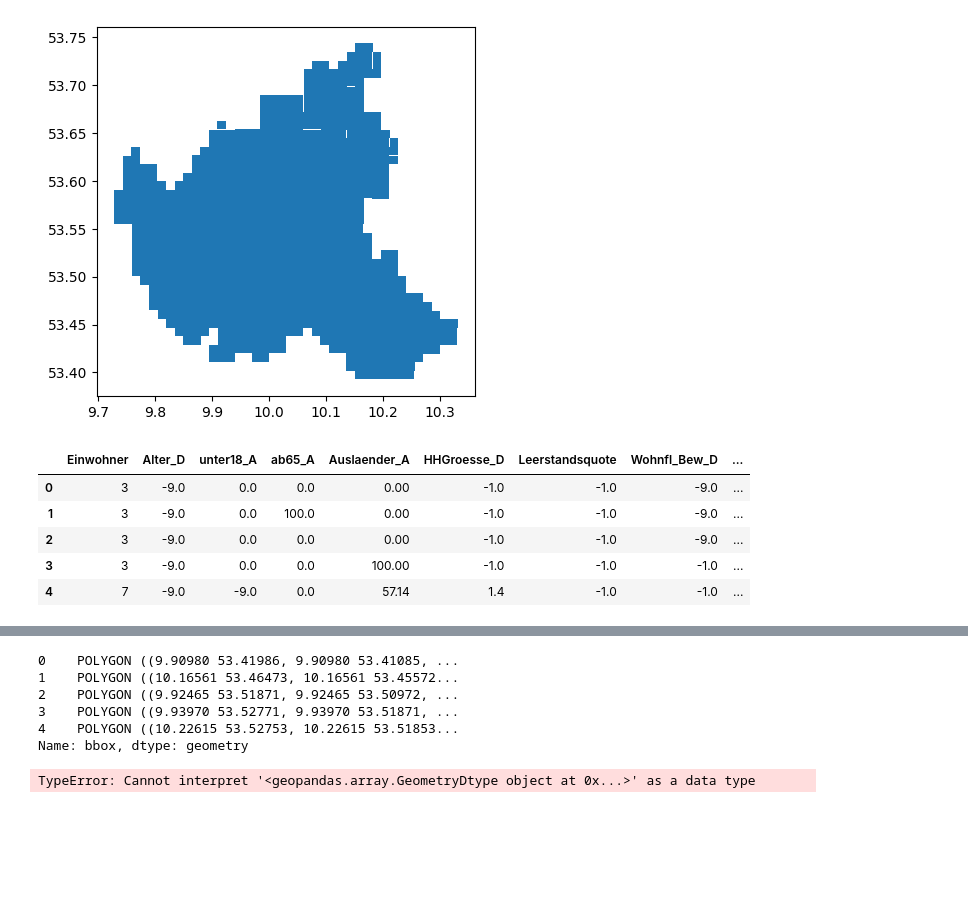
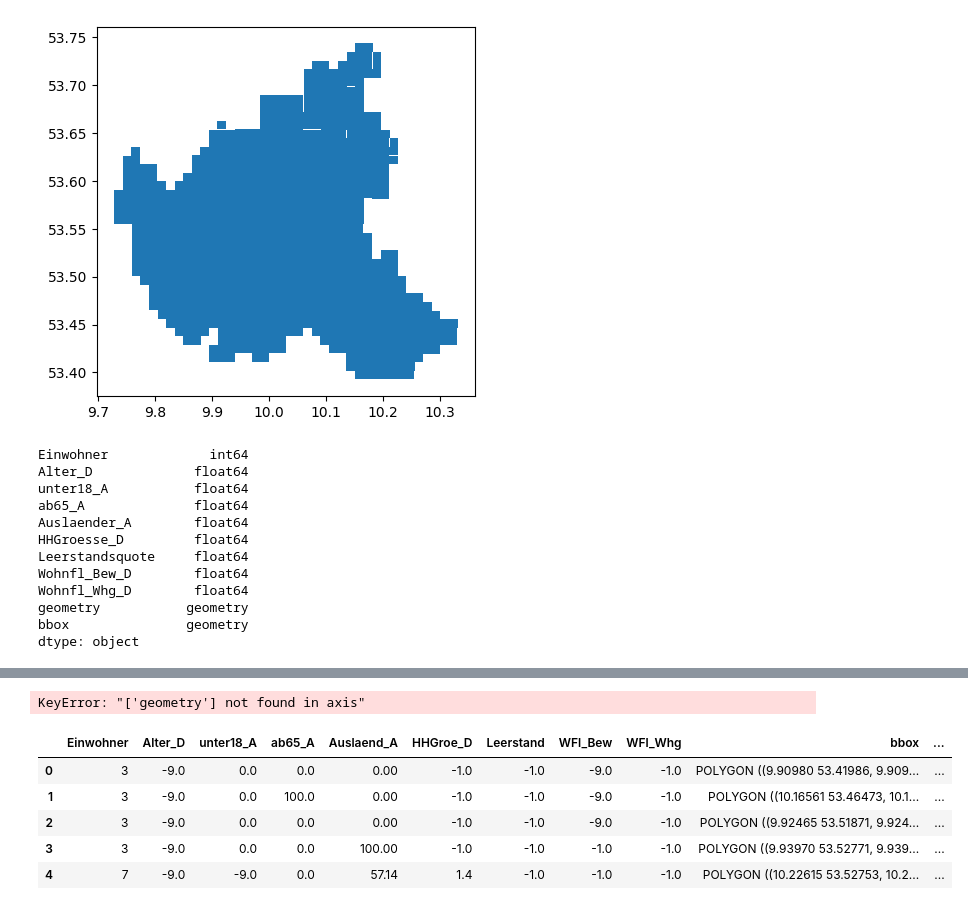
Before and after one commit to NicoLanghans/Master-Thesis, a Jupyter notebook: get_population_data/census_dataset.ipynb, the cells around one changed output, grey strips where cells are left out. Drawn from its saved outputs; the diff is of its cells as text; code cells hidden in the pictures; blank space fills up the shorter version.

```diff
--- a/get_population_data/census_dataset.ipynb
+++ b/get_population_data/census_dataset.ipynb
@@ -66,14 +66,20 @@ bbox_4326.plot()
 [figure]
 # %%
 gdf['bbox'] = bbox_4326
-gdf.head()
+gdf.dtypes
 # %% [output]
-|  | Einwohner | Alter_D | unter18_A | ab65_A | Auslaender_A | HHGroesse_D | Leerstandsquote | Wohnfl_Bew_D | ... |
-| 0 | 3 | -9.0 | 0.0 | 0.0 | 0.00 | -1.0 | -1.0 | -9.0 | ... |
-| 1 | 3 | -9.0 | 0.0 | 100.0 | 0.00 | -1.0 | -1.0 | -9.0 | ... |
-| 2 | 3 | -9.0 | 0.0 | 0.0 | 0.00 | -1.0 | -1.0 | -9.0 | ... |
-| 3 | 3 | -9.0 | 0.0 | 0.0 | 100.00 | -1.0 | -1.0 | -1.0 | ... |
-| 4 | 7 | -9.0 | -9.0 | 0.0 | 57.14 | 1.4 | -1.0 | -1.0 | ... |
+Einwohner             int64
+Alter_D             float64
+unter18_A           float64
+ab65_A              float64
+Auslaender_A        float64
+HHGroesse_D         float64
+Leerstandsquote     float64
+Wohnfl_Bew_D        float64
+Wohnfl_Whg_D        float64
+geometry           geometry
+bbox               geometry
+dtype: object
 # %%
 map = folium.Map(location=[53.41535, 9.90225], tiles="CartoDB Positron", zoom_start=9, control_scale = True)
 for _, r in gdf.iterrows():
@@ -87,20 +93,28 @@ for _, r in gdf.iterrows():
 map
 # %% [output]
 [interactive output not drawn]
-# %%
-gdf_centroid = gdf["geometry"]
-gdf_bbox = gdf["bbox"]
-gdf_bbox.head()
-# %% [output]
-0    POLYGON ((9.90980 53.41986, 9.90980 53.41085, ...
-1    POLYGON ((10.16561 53.46473, 10.16561 53.45572...
-2    POLYGON ((9.92465 53.51871, 9.92465 53.50972, ...
-3    POLYGON ((9.93970 53.52771, 9.93970 53.51871, ...
-4    POLYGON ((10.22615 53.52753, 10.22615 53.51853...
-Name: bbox, dtype: geometry
+# %%
+gdf_centroid = gdf["geometry"]
+gdf_bbox = gdf["bbox"]
+#gdf_final = gdf[["Einwohner","Alter_D","unter18_A","ab65_A","Auslaender_A","HHGroesse_D","Leerstandsquote","Wohnfl_Bew_D","Wohnfl_Whg_D","bbox"]]
+#gdf_final = gdf.rename(columns={'Auslaender_A': 'Auslaend_A','HHGroesse_D':'HHGroe_D','Leerstandsquote':'Leerstand','Wohnfl_Bew_D':'WFl_Bew','Wohnfl_Whg_D':'WFl_Whg'})
+gdf_final = gdf.drop(columns=["geometry"])
+gdf_final = gdf_final.set_geometry('bbox')
+# %% [output]
+KeyError: "['geometry'] not found in axis"
+# %%
+
+gdf_final['row_number'] = gdf_final.reset_index().index.astype(str)
+gdf_final['row_number'] = "census_box"+gdf_final['row_number']
+gdf_final.head()
+# %% [output]
+|  | Einwohner | Alter_D | unter18_A | ab65_A | Auslaend_A | HHGroe_D | Leerstand | WFl_Bew | WFl_Whg | bbox | ... |
+| 0 | 3 | -9.0 | 0.0 | 0.0 | 0.00 | -1.0 | -1.0 | -9.0 | -1.0 | POLYGON ((9.90980 53.41986, 9.909... | ... |
+| 1 | 3 | -9.0 | 0.0 | 100.0 | 0.00 | -1.0 | -1.0 | -9.0 | -1.0 | POLYGON ((10.16561 53.46473, 10.1... | ... |
+| 2 | 3 | -9.0 | 0.0 | 0.0 | 0.00 | -1.0 | -1.0 | -9.0 | -1.0 | POLYGON ((9.92465 53.51871, 9.924... | ... |
+| 3 | 3 | -9.0 | 0.0 | 0.0 | 100.00 | -1.0 | -1.0 | -1.0 | -1.0 | POLYGON ((9.93970 53.52771, 9.939... | ... |
+| 4 | 7 | -9.0 | -9.0 | 0.0 | 57.14 | 1.4 | -1.0 | -1.0 | -1.0 | POLYGON ((10.22615 53.52753, 10.2... | ... |
 # %%
 gdf_centroid.to_file('census_centroid_data.json', driver ='GeoJSON',mode='w')
 gdf_bbox.to_file('census_bbox_data.json', driver ='GeoJSON', mode='w')
-gdf.to_file('census_final_data.json', driver ='GeoJSON', mode='w')
+gdf_final.to_file('census_final_data.json',driver ='GeoJSON', mode='w')
-# %% [output]
-TypeError: Cannot interpret '<geopandas.array.GeometryDtype object at 0x...>' as a data type
```
Also changed, not shown: 1 other file.
